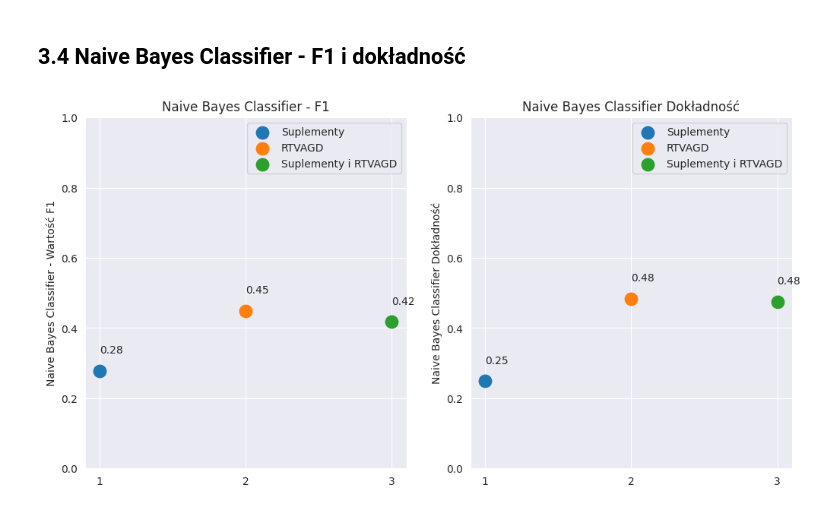
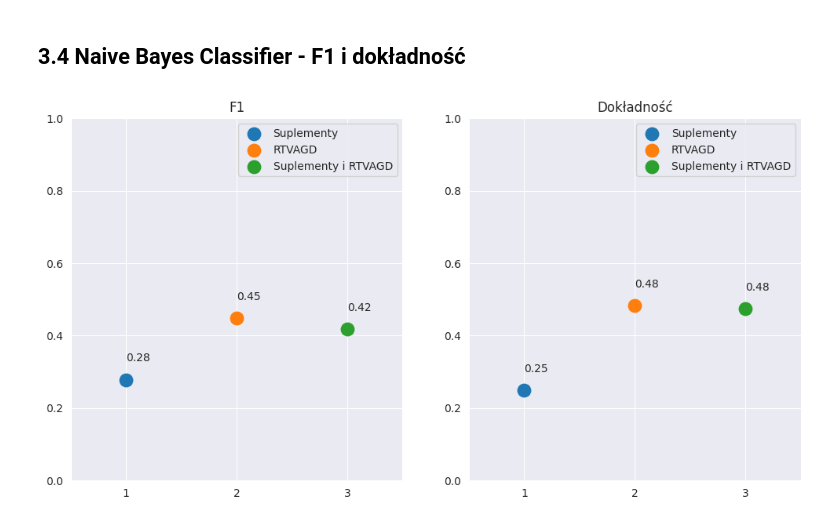
Before and after one commit to 13Dominik/engineering_thesis, a Jupyter notebook: project.ipynb, the cells around one changed output. Cells and saved outputs as stored; diff of their text form; code cells hidden in the pictures.

Commit message:
modified F1 and accuracy plots

```diff
--- a/project.ipynb
+++ b/project.ipynb
@@ -473,21 +474,20 @@ fig, (ax1, ax2) = plt.subplots(1, 2, figsize=(12, 6))
 ax1.scatter(1, f1_supp, s=140,  label="Suplementy")
 ax1.scatter(2, f1_rtvagd,s=140, label="RTVAGD")
 ax1.scatter(3, f1_merged, s=140,label="Suplementy i RTVAGD")
-ax1.set_title(" SVM - F1")
-ax1.set_ylabel("SVM - Wartość F1")
+ax1.set_title("F1")
 ax1.annotate(round(f1_supp, 2), (1, f1_supp + 0.05))
 ax1.annotate(round(f1_rtvagd, 2), (2, f1_rtvagd + 0.05))
 ax1.annotate(round(f1_merged, 2), (3, f1_merged + 0.05))
+ax1.set_xlim([0.5, 3.5])
 
 ax2.scatter(1, acc_supp,s=140, label="Suplementy")
 ax2.scatter(2, acc_rtvagd,s=140, label="RTVAGD")
 ax2.scatter(3, acc_merged, s=140,label="Suplementy i RTVAGD")
 ax2.set_title("Dokładność")
-ax2.set_ylabel("Dokładność")
 ax2.annotate(round(acc_supp, 2), (1, acc_supp + 0.05))
 ax2.annotate(round(acc_rtvagd, 2), (2, acc_rtvagd + 0.05))
 ax2.annotate(round(acc_merged, 2), (3, acc_merged + 0.05))
-
+ax2.set_xlim([0.5, 3.5])
 for ax in (ax1, ax2):
     ax.set_ylim([0, 1])
     ax.set_xticks([1,2,3])
@@ -574,21 +574,19 @@ fig, (ax1, ax2) = plt.subplots(1, 2, figsize=(12, 6))
 ax1.scatter(1, f1_supp, s=140,  label="Suplementy")
 ax1.scatter(2, f1_rtvagd,s=140, label="RTVAGD")
 ax1.scatter(3, f1_merged, s=140,label="Suplementy i RTVAGD")
-ax1.set_title(" Random Forest - F1")
-ax1.set_ylabel("Random Forest - Wartość F1")
+ax1.set_title("F1")
 ax1.annotate(round(f1_supp, 2), (1, f1_supp + 0.05))
 ax1.annotate(round(f1_rtvagd, 2), (2, f1_rtvagd + 0.05))
 ax1.annotate(round(f1_merged, 2), (3, f1_merged + 0.05))
-
+ax1.set_xlim([0.5, 3.5])
 ax2.scatter(1, acc_supp,s=140, label="Suplementy")
 ax2.scatter(2, acc_rtvagd,s=140, label="RTVAGD")
 ax2.scatter(3, acc_merged, s=140,label="Suplementy i RTVAGD")
-ax2.set_title("Random Forest Dokładność")
-ax2.set_ylabel("Random Forest Dokładność")
+ax2.set_title("Dokładność")
 ax2.annotate(round(acc_supp, 2), (1, acc_supp + 0.05))
 ax2.annotate(round(acc_rtvagd, 2), (2, acc_rtvagd + 0.05))
 ax2.annotate(round(acc_merged, 2), (3, acc_merged + 0.05))
-
+ax2.set_xlim([0.5, 3.5])
 for ax in (ax1, ax2):
     ax.set_ylim([0, 1])
     ax.set_xticks([1,2,3])
@@ -647,29 +645,27 @@ acc_merged = accuracy_score(y_merged_test, y_merged_pred)
 # %%
 fig, (ax1, ax2) = plt.subplots(1, 2, figsize=(12, 6))
 ax1.scatter(1, f1_supp, s=140,  label="Suplementy")
 ax1.scatter(2, f1_rtvagd,s=140, label="RTVAGD")
 ax1.scatter(3, f1_merged, s=140,label="Suplementy i RTVAGD")
-ax1.set_title("Naive Bayes Classifier - F1")
-ax1.set_ylabel("Naive Bayes Classifier - Wartość F1")
+ax1.set_title("F1")
 ax1.annotate(round(f1_supp, 2), (1, f1_supp + 0.05))
 ax1.annotate(round(f1_rtvagd, 2), (2, f1_rtvagd + 0.05))
 ax1.annotate(round(f1_merged, 2), (3, f1_merged + 0.05))
-
+ax1.set_xlim([0.5, 3.5])
 ax2.scatter(1, acc_supp,s=140, label="Suplementy")
 ax2.scatter(2, acc_rtvagd,s=140, label="RTVAGD")
 ax2.scatter(3, acc_merged, s=140,label="Suplementy i RTVAGD")
-ax2.set_title("Naive Bayes Classifier Dokładność")
-ax2.set_ylabel("Naive Bayes Classifier Dokładność")
+ax2.set_title("Dokładność")
 ax2.annotate(round(acc_supp, 2), (1, acc_supp + 0.05))
 ax2.annotate(round(acc_rtvagd, 2), (2, acc_rtvagd + 0.05))
 ax2.annotate(round(acc_merged, 2), (3, acc_merged + 0.05))
-
+ax2.set_xlim([0.5, 3.5])
 for ax in (ax1, ax2):
     ax.set_ylim([0, 1])
     ax.set_xticks([1,2,3])
     ax.legend()
 # %% [output]
-[figure, old version]
+[figure, new version]
 # %%
 display_confusion_matrix(y_supp_test, y_supp_pred, "Suplementy")
 # %% [output]
```
Also changed, not shown: parts of 17 cells of this notebook.
